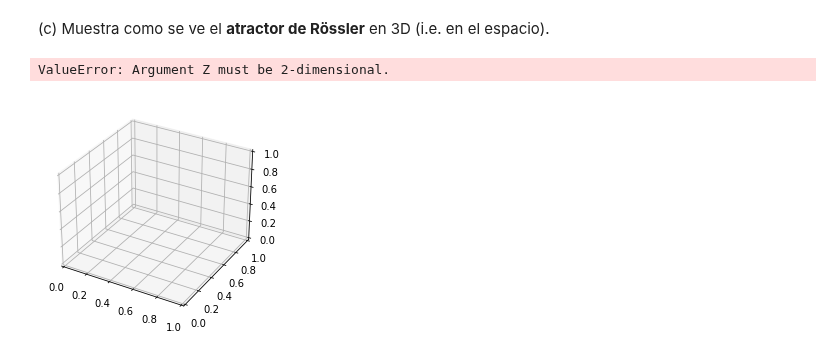
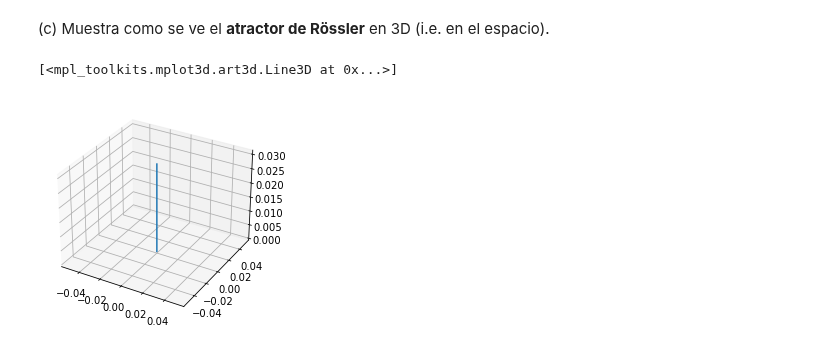
Before and after one commit to Skalas/Matematicas-Computacionales-fall2021, a Jupyter notebook: alumnos/MR1B4RR4/Examenes/Examen.ipynb, the cells around one changed output. Cells and saved outputs as stored; diff of their text form; code cells hidden in the pictures.

```diff
--- a/alumnos/MR1B4RR4/Examenes/Examen.ipynb
+++ b/alumnos/MR1B4RR4/Examenes/Examen.ipynb
@@ -241,20 +215,10 @@ plt.plot(x,y,z)
 (c) Muestra como se ve el **atractor de Rössler** en 3D (i.e. en el espacio).
 # %%
 from mpl_toolkits.mplot3d import Axes3D
-# %%
-from mpl_toolkits.mplot3d.axes3d import Axes3D
-from matplotlib import cm
-
-fig = plt.figure()
-ax = fig.add_subplot(1, 1, 1, projection='3d')
-X = x
-Y = x
-
-X, Y = np.meshgrid(X, Y)
-Z = z
-surf = ax.plot_surface(X, Y, Z, rstride=1, cstride=1, cmap=cm.jet,
-        linewidth=0, antialiased=False)
-ax.set_zlim3d(-1.01, 1.01);
-# %% [output]
-ValueError: Argument Z must be 2-dimensional.
-[figure, removed]
+# %%
+fig = plt.figure()
+ax = fig.add_subplot(1, 1, 1, projection='3d')
+ax.plot(x,y,z)
+# %% [output]
+[<mpl_toolkits.mplot3d.art3d.Line3D at 0x...>]
+[figure, added]
```
Also changed, not shown: parts of 9 cells of this notebook.
